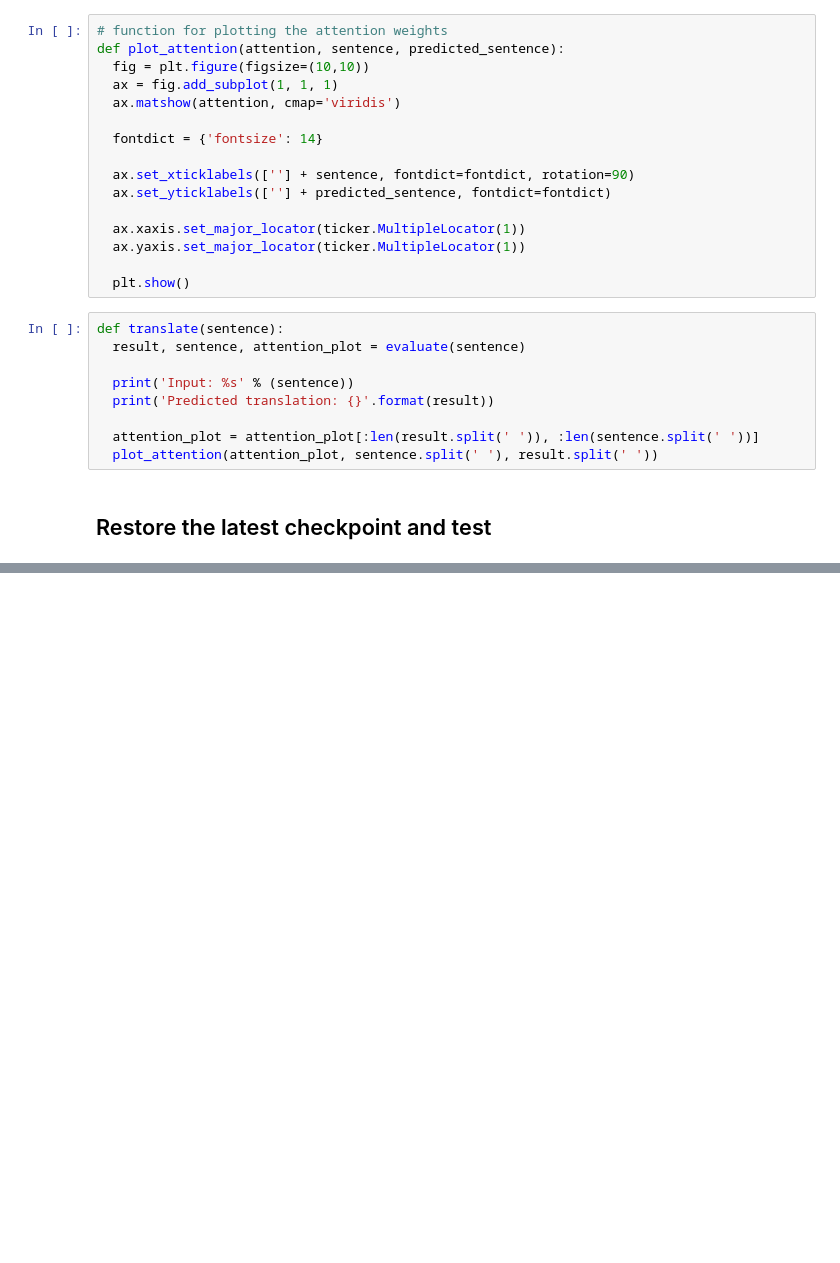
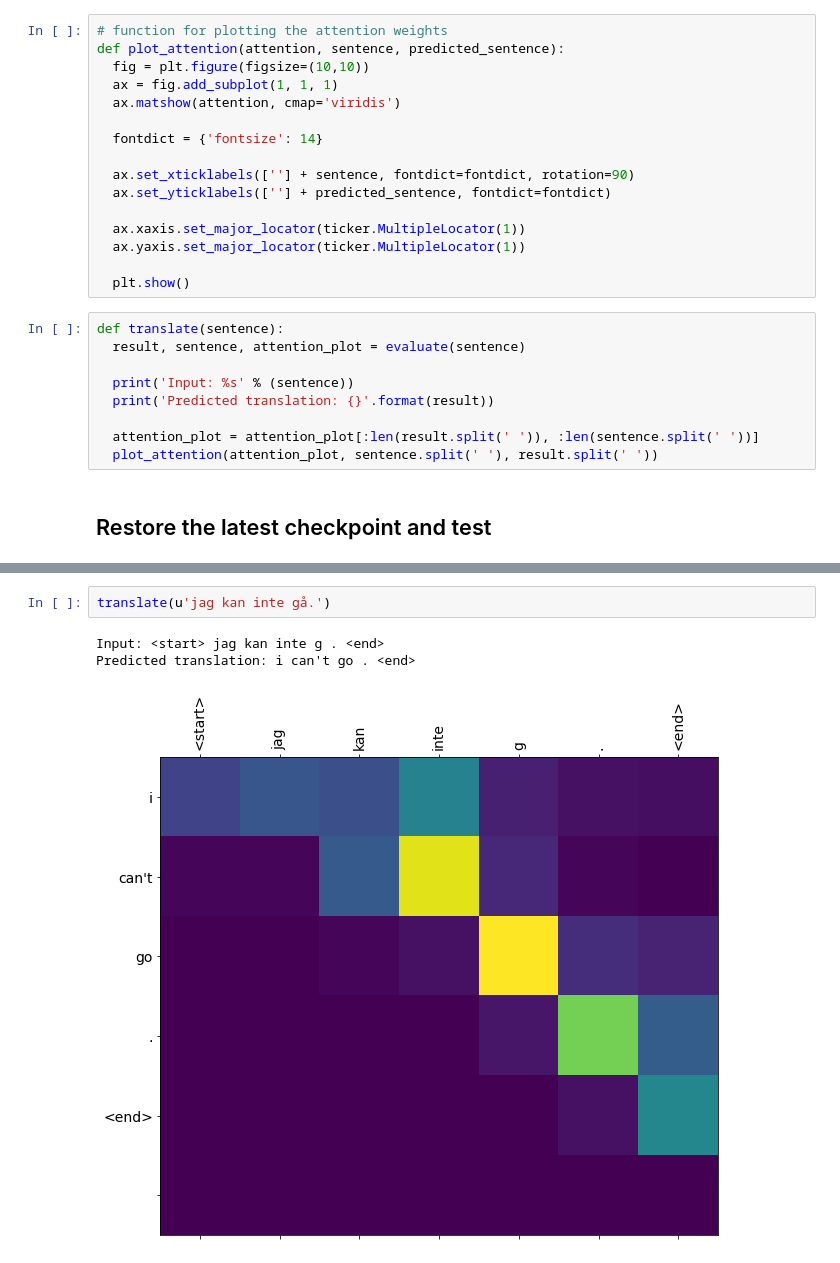
Before and after one commit to djo1006/Introduction-to-Natural-Language-Processing, a Jupyter notebook: hw_les_11/hw_les_11.ipynb, the cells around one changed output, grey strips where cells are left out. Drawn from its saved outputs; the diff is of its cells as text; blank space fills up the shorter version.

```diff
--- a/hw_les_11/hw_les_11.ipynb
+++ b/hw_les_11/hw_les_11.ipynb
@@ -511,0 +476,6 @@ Predicted translation: i never do that . <end>
+# %%
+translate(u'jag kan inte gå.')
+# %% [output]
+Input: <start> jag kan inte g . <end>
+Predicted translation: i can't go . <end>
+[figure, added]
```
Also changed, not shown: parts of 18 cells of this notebook.
